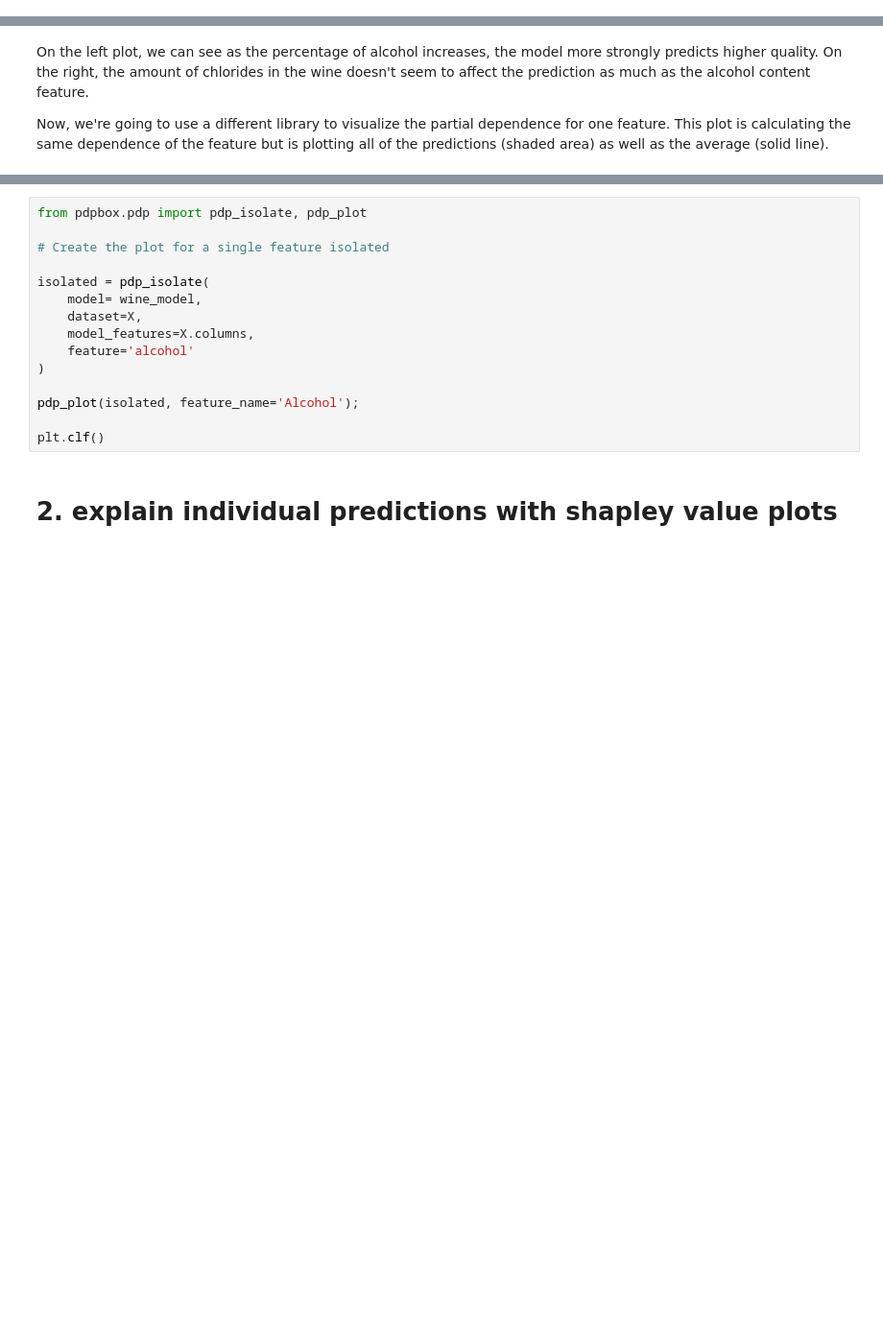
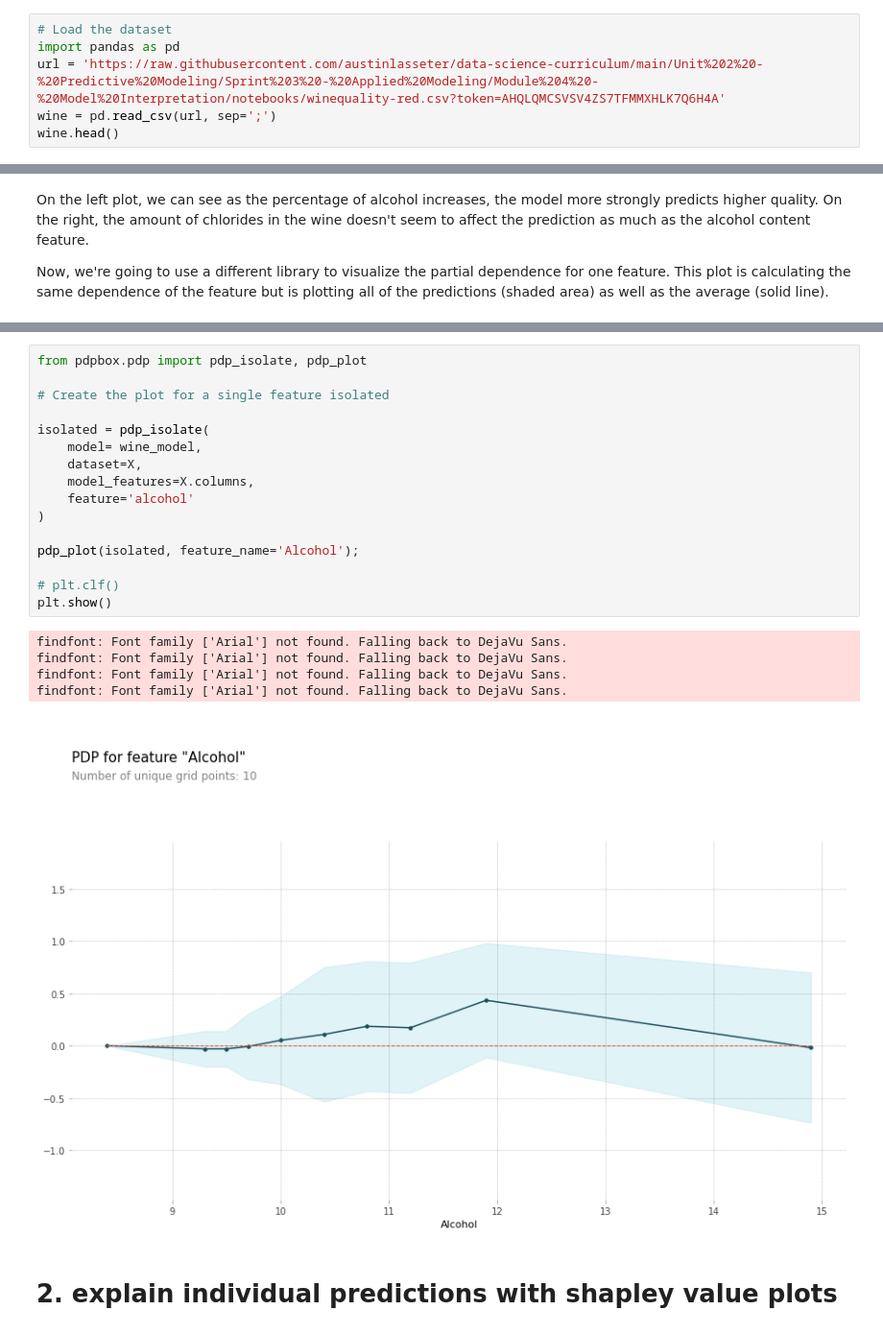
Before and after one commit to austinlasseter/DS-Unit-2-Applied-Modeling, a Jupyter notebook: module4-model-interpretation/2_3_4_Canvas.ipynb, the cells around one changed output, grey strips where cells are left out. Shown: that part at 96% size. Drawn from its saved outputs; the diff is of its cells as text; blank space fills up the shorter version.

```diff
--- a/module4-model-interpretation/2_3_4_Canvas.ipynb
+++ b/module4-model-interpretation/2_3_4_Canvas.ipynb
@@ -19,0 +15,6 @@ wine.head()
+# %%
+# Load the dataset
+import pandas as pd
+url = 'https://raw.githubusercontent.com/austinlasseter/data-science-curriculum/main/Unit%202%20-%20Predictive%20Modeling/Sprint%203%20-%20Applied%20Modeling/Module%204%20-%20Model%20Interpretation/notebooks/winequality-red.csv?token=AHQLQMCSVSV4ZS7TFMMXHLK7Q6H4A'
+wine = pd.read_csv(url, sep=';')
+wine.head()
@@ -60,18 +87,25 @@ Now, we're going to use a different library to visualize the partial dependence
 # %%
 from pdpbox.pdp import pdp_isolate, pdp_plot
 
 # Create the plot for a single feature isolated
 
 isolated = pdp_isolate(
     model= wine_model,
     dataset=X,
     model_features=X.columns,
     feature='alcohol'
 )
 
 pdp_plot(isolated, feature_name='Alcohol');
 
-plt.clf()
+# plt.clf()
+plt.show()
+# %% [output]
+findfont: Font family ['Arial'] not found. Falling back to DejaVu Sans.
+findfont: Font family ['Arial'] not found. Falling back to DejaVu Sans.
+findfont: Font family ['Arial'] not found. Falling back to DejaVu Sans.
+findfont: Font family ['Arial'] not found. Falling back to DejaVu Sans.
+[figure, added]
 # %% [markdown]
 # 2. explain individual predictions with shapley value plots
 # %% [markdown]
```
Also changed, not shown: parts of 9 cells of this notebook.
